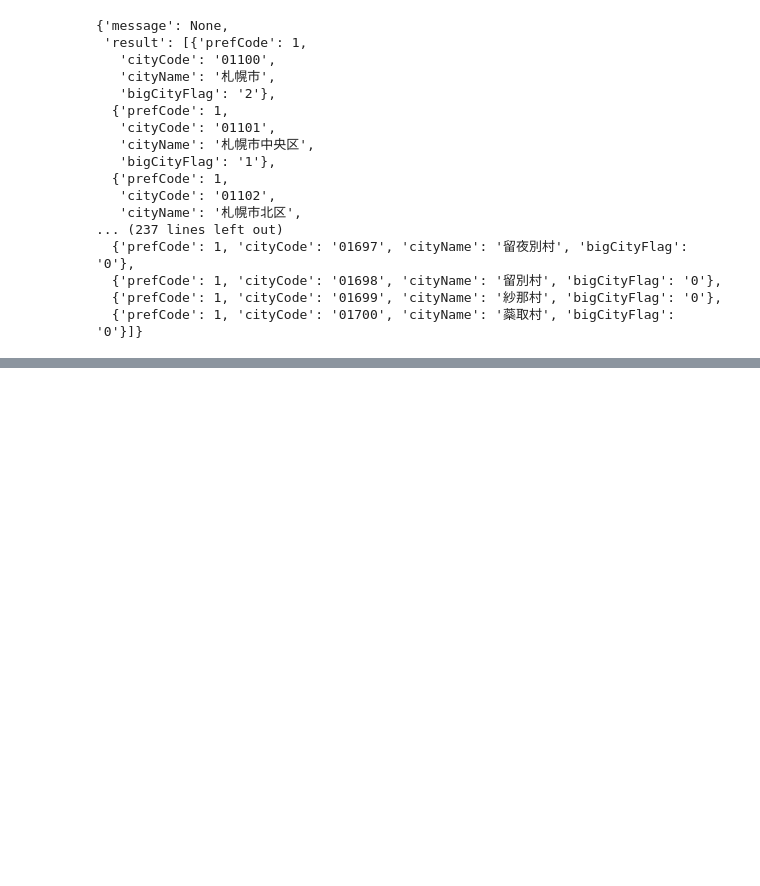
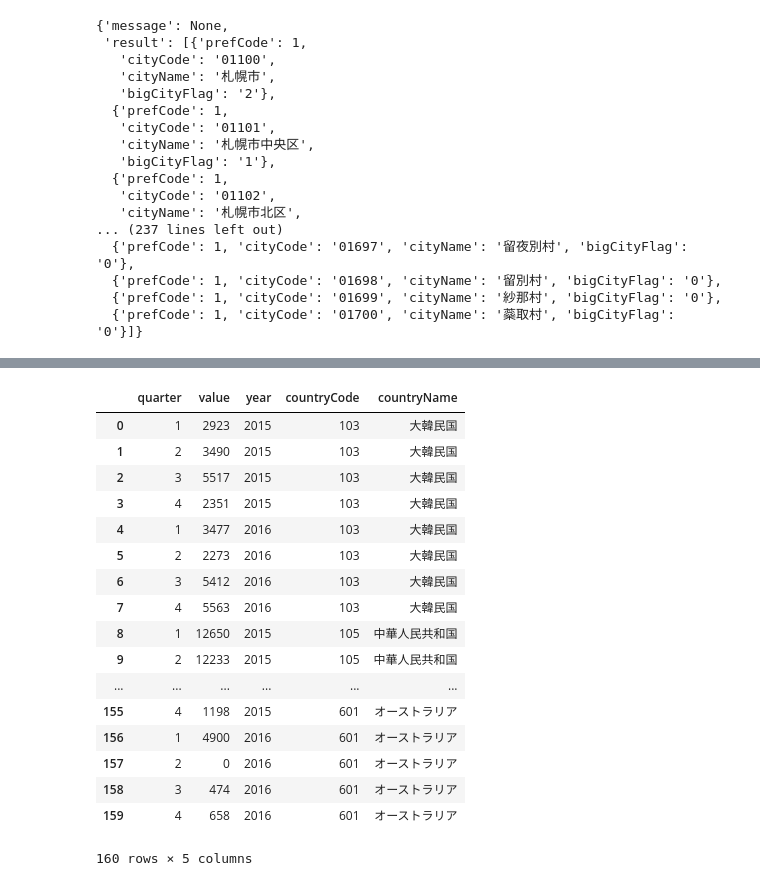
Before and after one commit to riow1983/CDSforNiigata, a Jupyter notebook: opendata/resas/resas.ipynb, the cells around one changed output, grey strips where cells are left out. Saved outputs shown, nothing was run; the diff lists cells and outputs as text; code cells hidden in the pictures; blank space fills up the shorter version.

Commit message:
Parsed the tourism json data to pandas DataFrame w/ resaspy

```diff
--- a/opendata/resas/resas.ipynb
+++ b/opendata/resas/resas.ipynb
@@ -13,8 +15,8 @@ f.close()
 # %%
 from resaspy import Resaspy
 resas_key = api_key
-resaspy = Resaspy(resas_key)
-resaspy.prefectures()
+res = Resaspy(resas_key)
+res.prefectures()
 # %% [output]
 {'message': None,
  'result': [{'prefCode': 1, 'prefName': '北海道'},
@@ -83,0 +86,7 @@ resaspy.category
+# %%
+t = res.tourism
+# %%
+f = t.foreigners
+# %%
+jsn = f.for_from(2016, 15, 1)["result"]["changes"]
+jsn
@@ -83,0 +111,21 @@ resaspy.category
+# %%
+json_normalize(jsn, "data", ["countryCode", "countryName"])
+# %% [output]
+|  | quarter | value | year | countryCode | countryName |
+| 0 | 1 | 2923 | 2015 | 103 | 大韓民国 |
+| 1 | 2 | 3490 | 2015 | 103 | 大韓民国 |
+| 2 | 3 | 5517 | 2015 | 103 | 大韓民国 |
+| 3 | 4 | 2351 | 2015 | 103 | 大韓民国 |
+| 4 | 1 | 3477 | 2016 | 103 | 大韓民国 |
+| 5 | 2 | 2273 | 2016 | 103 | 大韓民国 |
+| 6 | 3 | 5412 | 2016 | 103 | 大韓民国 |
+| 7 | 4 | 5563 | 2016 | 103 | 大韓民国 |
+| 8 | 1 | 12650 | 2015 | 105 | 中華人民共和国 |
+| 9 | 2 | 12233 | 2015 | 105 | 中華人民共和国 |
+| ... | ... | ... | ... | ... | ... |
+| 155 | 4 | 1198 | 2015 | 601 | オーストラリア |
+| 156 | 1 | 4900 | 2016 | 601 | オーストラリア |
+| 157 | 2 | 0 | 2016 | 601 | オーストラリア |
+| 158 | 3 | 474 | 2016 | 601 | オーストラリア |
+| 159 | 4 | 658 | 2016 | 601 | オーストラリア |
+160 rows × 5 columns
```
Also changed, not shown: parts of 12 cells of this notebook.
